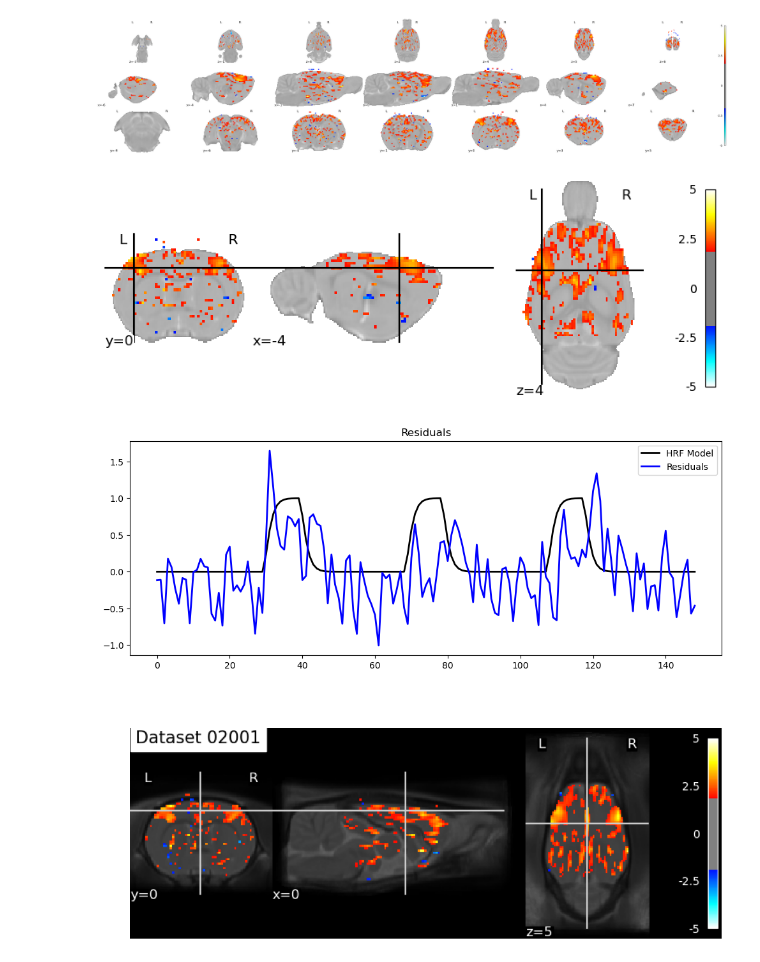
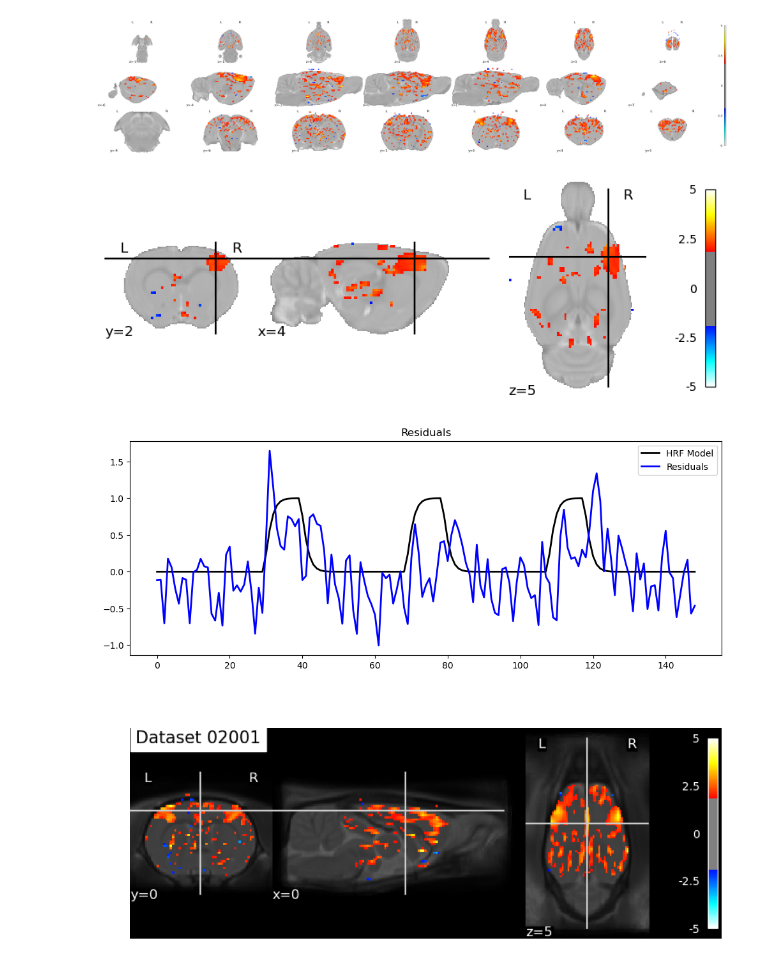
Before and after one commit to grandjeanlab/multirat_se, a Jupyter notebook: asset/figures/second_level.ipynb, the cells around one changed output. Drawn from its saved outputs; the diff is of its cells as text; code cells hidden in the pictures.

```diff
--- a/asset/figures/second_level.ipynb
+++ b/asset/figures/second_level.ipynb
@@ -71,37 +71,27 @@ plt.savefig('/project/4180000.19/multirat_stim/scratch/plots/compare_sec_level/g
 # %% [output]
 [figure]
 # %%
+template =nib.load(template_path)
 
-for subj_num in range(2001, 2002):
-    ID = "0" + str(subj_num)
+for ID in range(2007, 2008):
 
-    matrix = pd.read_csv(matrix_path + 'matrix_sub-{}00_ses-1.csv'.format(ID))
-    map = mpimg.imread(second_level_path + 'stat_map_dataset-{}_z_score.png'.format(ID))
-    z_scores = nib.load(z_scores_path + 'z_score_dataset-{}.nii.gz'.format(ID))
-
-    residuals_csv = pd.read_csv(mask_ROIs_path + 'residuals/residuals_sub-{}00_ses-1.csv'.format(ID))
-    residuals_csv = (residuals_csv - residuals_csv.mean()) / residuals_csv.std()
-    mean_residuals = residuals_csv.mean(axis=1)
-
-    glover_hrf_model = pd.read_csv(first_level_path + 'glover/matrix/matrix_sub-{}00_ses-1.csv'.format(ID))
-    glover_hrf_model = glover_hrf_model.iloc[:, 0]
+    subj_num = "0"+str(ID)
+    z_scores = nib.load(z_scores_path+'z_score_dataset-{}.nii.gz'.format(subj_num))
 
     plot_stat = plotting.plot_stat_map(z_scores,
                                        bg_img=template,
-                                       #cut_coords=15,
+                                       cut_coords=(4, 2, 5),
                                        threshold=1.9,
                                        display_mode='ortho',
                                        cbar_tick_format='%.2g',
                                        symmetric_cbar=True,
                                        draw_cross=True,
                                        vmax=5,
                                        black_bg=False)
 
-    plt.savefig('/project/4180000.19/multirat_stim/scratch/plots/compare_sec_level/glover_map-model_dataset-{}.svg'.format(ID), format='svg', dpi=1200)
-
-    # Continue with any additional code or computations for each subject
+    #plt.savefig('/project/4180000.19/multirat_stim/scratch/plots/compare_sec_level/glover_map-model_dataset-{}.svg'.format(ID), format='svg', dpi=1200)
 # %% [output]
-[figure, old version]
+[figure, new version]
 # %%
 # Loop over the dataset IDs
 for dataset in range(1, 2):
```
